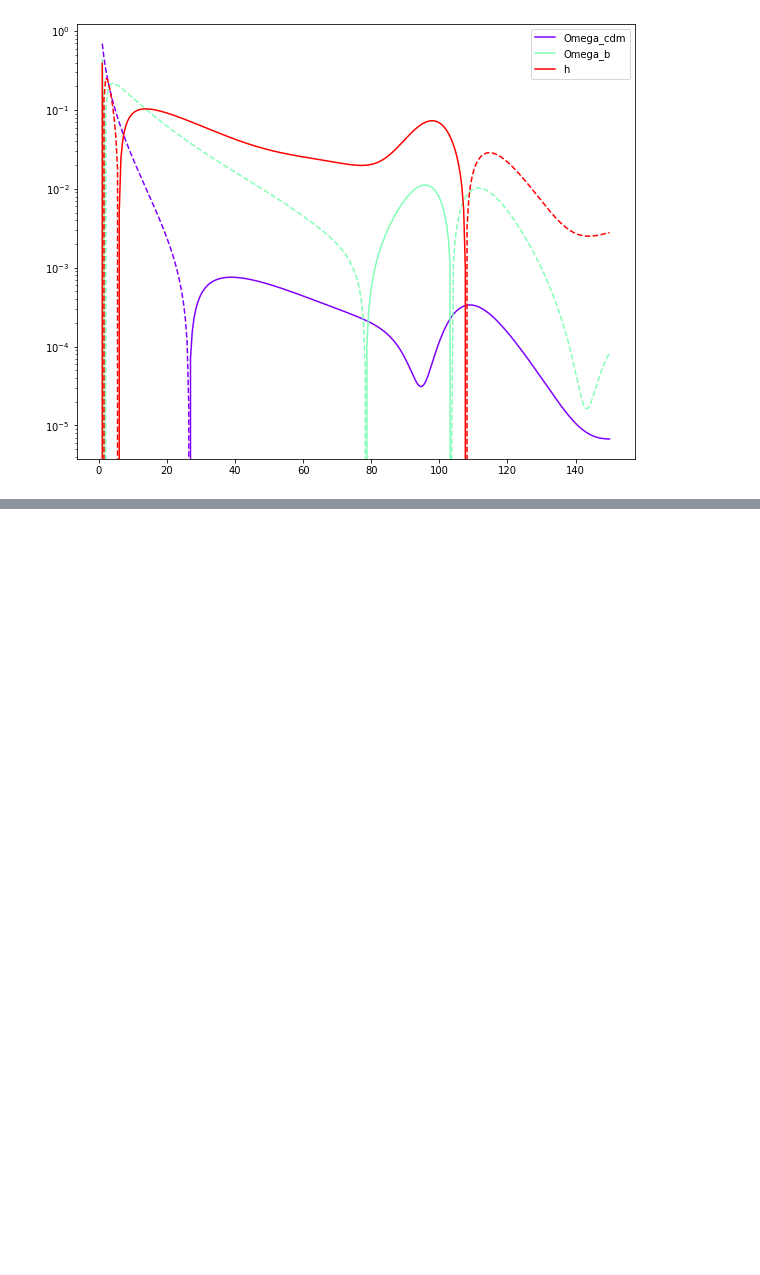
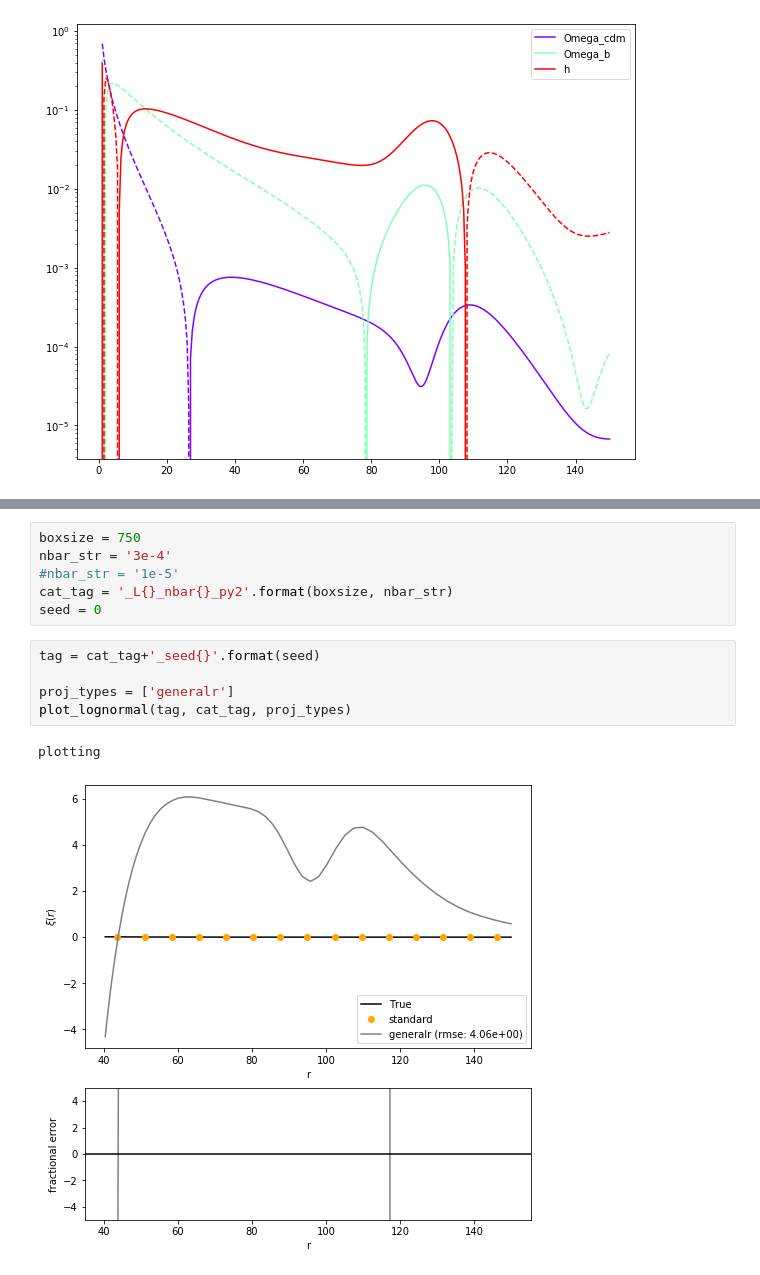
Before and after one commit to kstoreyf/byebyebias, a Jupyter notebook: code/cosmo_deriv.ipynb, the cells around one changed output, grey strips where cells are left out. Drawn from its saved outputs; the diff is of its cells as text; blank space fills up the shorter version.

Commit message:
updated plotting code, added notebooks

```diff
--- a/code/cosmo_deriv.ipynb
+++ b/code/cosmo_deriv.ipynb
@@ -144,0 +190,14 @@ plt.legend()
+# %%
+boxsize = 750
+nbar_str = '3e-4'
+#nbar_str = '1e-5'
+cat_tag = '_L{}_nbar{}_py2'.format(boxsize, nbar_str)
+seed = 0
+# %%
+tag = cat_tag+'_seed{}'.format(seed)
+
+proj_types = ['generalr']
+plot_lognormal(tag, cat_tag, proj_types)
+# %% [output]
+plotting
+[figure, added]
```
Also changed, not shown: parts of 3 cells of this notebook, 5 other files.
